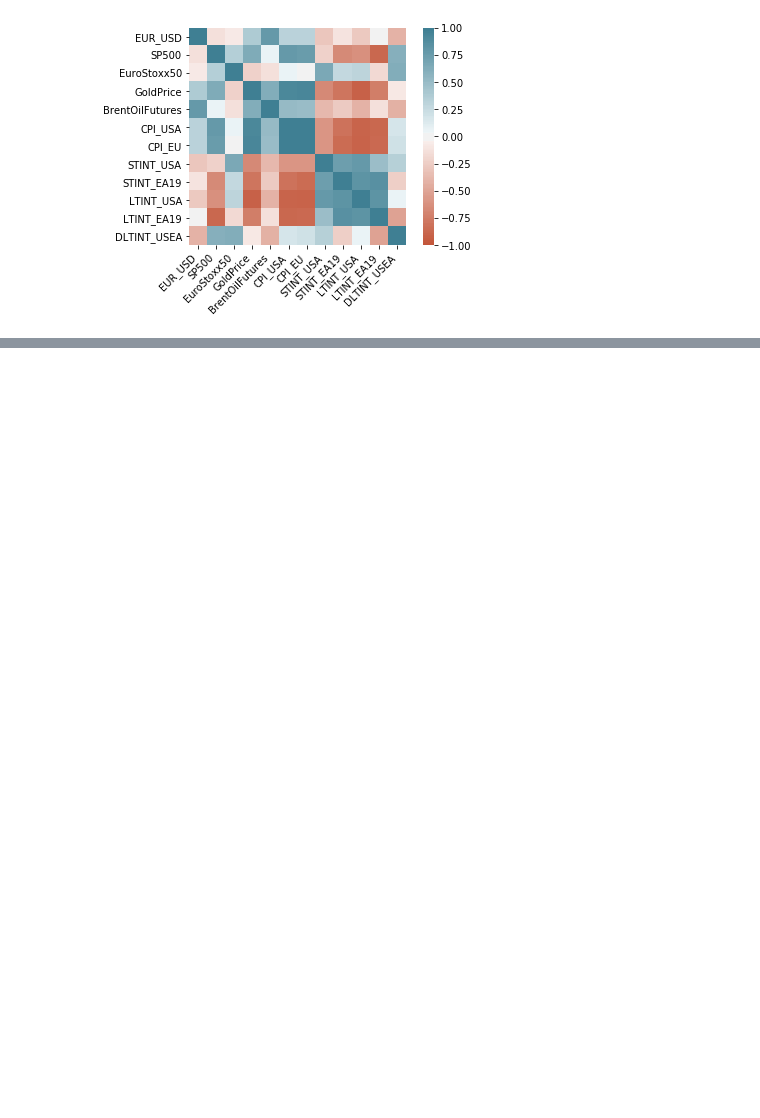
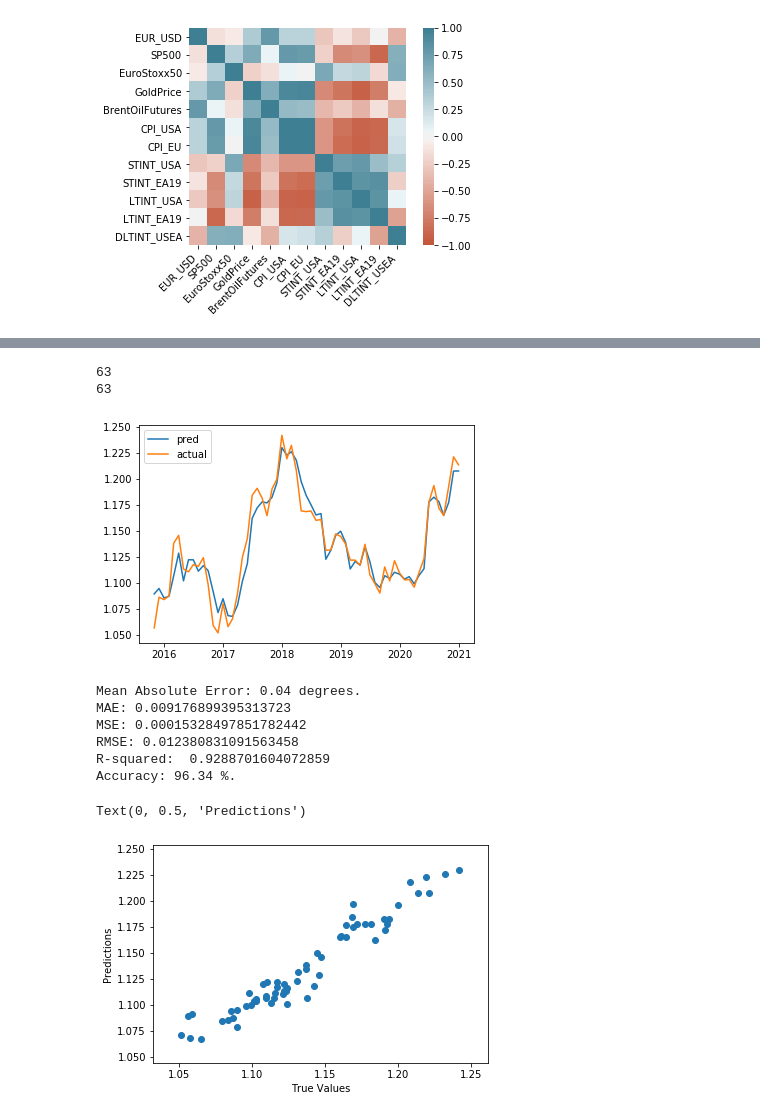
Before and after one commit to TonyYHLau/COMP5212Project, a Jupyter notebook: term project_brian.ipynb, the cells around one changed output, grey strips where cells are left out. Cells and saved outputs as stored; diff of their text form; code cells hidden in the pictures; blank space fills up the shorter version.

```diff
--- a/term project_brian.ipynb
+++ b/term project_brian.ipynb
@@ -161,0 +182,11 @@ Text(0, 0.5, 'Predictions')
+# %%
+RFR_prediction=[]
+for i in range(start_pred_pos,df_len):
+    #print(i) # the result is 146 to 208
+    #regressor = RandomForestRegressor(n_estimators = 100, random_state = 0)
+    RFR=RandomForestRegressor().fit(df_usdeu[:i], usdeu_y[1:i+1])#using the one step befroe index to predict next rate
+    print(df_usdeu[:i])
+    # #print(len(df_usdeu[:i])) #result is 208
+    RFR_pred=RFR.predict(df_usdeu[i:i+1])
+    RFR_prediction.append(RFR_pred[0])# to add an item to the end of the list i.e. 146+1 until 208
+RFR_prediction=pd.Series(RFR_prediction,index=usdeu_y_test.index)
@@ -161,0 +211,41 @@ Text(0, 0.5, 'Predictions')
+# %%
+print(len(RFR_prediction))
+print(len(usdeu_y_test))
+plt.plot(RFR_prediction)
+plt.plot(usdeu_y_test)
+plt.legend(["pred","actual"])
+plt.show()
+errors=RFR_prediction-usdeu_y_test
+AE=abs(errors)
+
+# Calculate the absolute errors
+errors = abs(predictions - usdeu_y_test)
+# Print out the mean absolute error (mae)
+print('Mean Absolute Error:', round(np.mean(errors), 2), 'degrees.')
+
+print('MAE:', metrics.mean_absolute_error(usdeu_y_test, RFR_prediction))
+print('MSE:', metrics.mean_squared_error(usdeu_y_test, RFR_prediction))
+print('RMSE:', np.sqrt(metrics.mean_squared_error(usdeu_y_test, RFR_prediction)))
+print ('R-squared: ',metrics.r2_score(usdeu_y_test, RFR_prediction))
+
+# Calculate mean absolute percentage error (MAPE)
+mape = 100 * (errors / usdeu_y_test)
+# Calculate and display accuracy
+accuracy = 100 - np.mean(mape)
+print('Accuracy:', round(accuracy, 2), '%.')
+
+plt.scatter(usdeu_y_test, RFR_prediction)
+plt.xlabel("True Values")
+plt.ylabel("Predictions")
+# %% [output]
+63
+63
+[figure, added]
+Mean Absolute Error: 0.04 degrees.
+MAE: 0.009176899395313723
+MSE: 0.00015328497851782442
+RMSE: 0.012380831091563458
+R-squared:  0.9288701604072859
+Accuracy: 96.34 %.
+Text(0, 0.5, 'Predictions')
+[figure, added]
```
Also changed, not shown: parts of 10 cells of this notebook.
